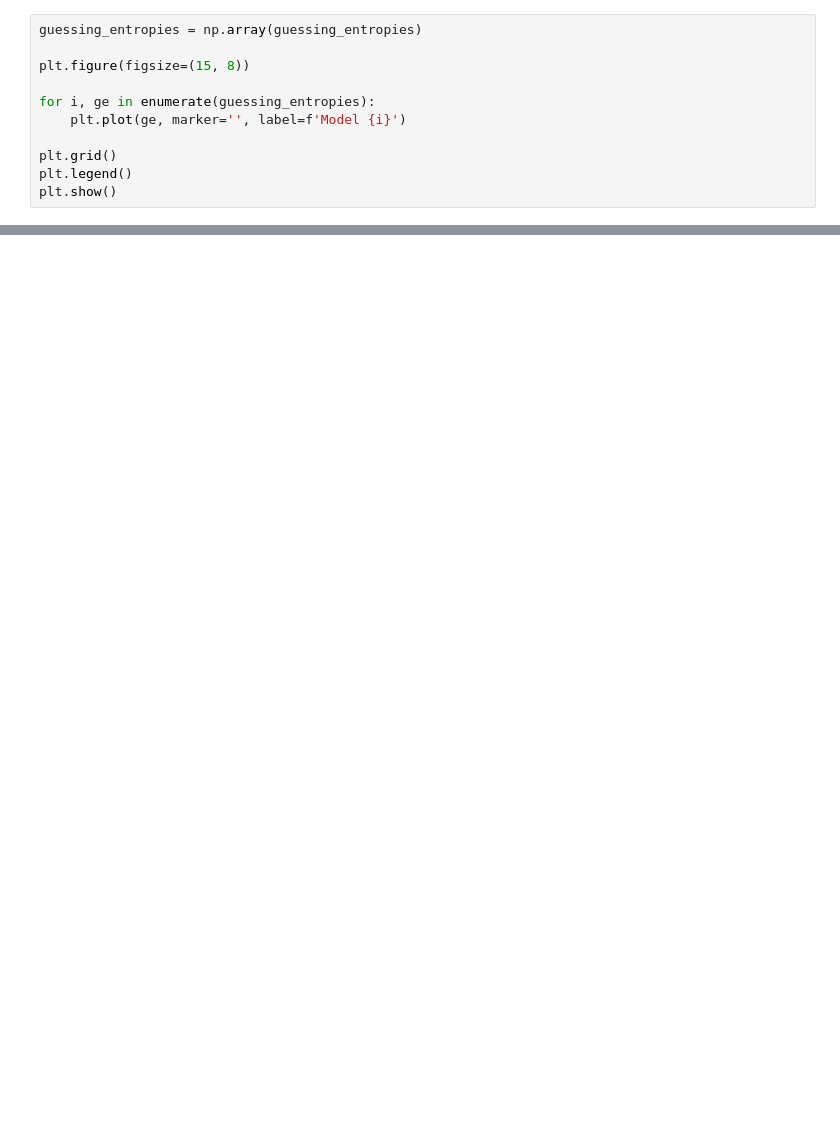
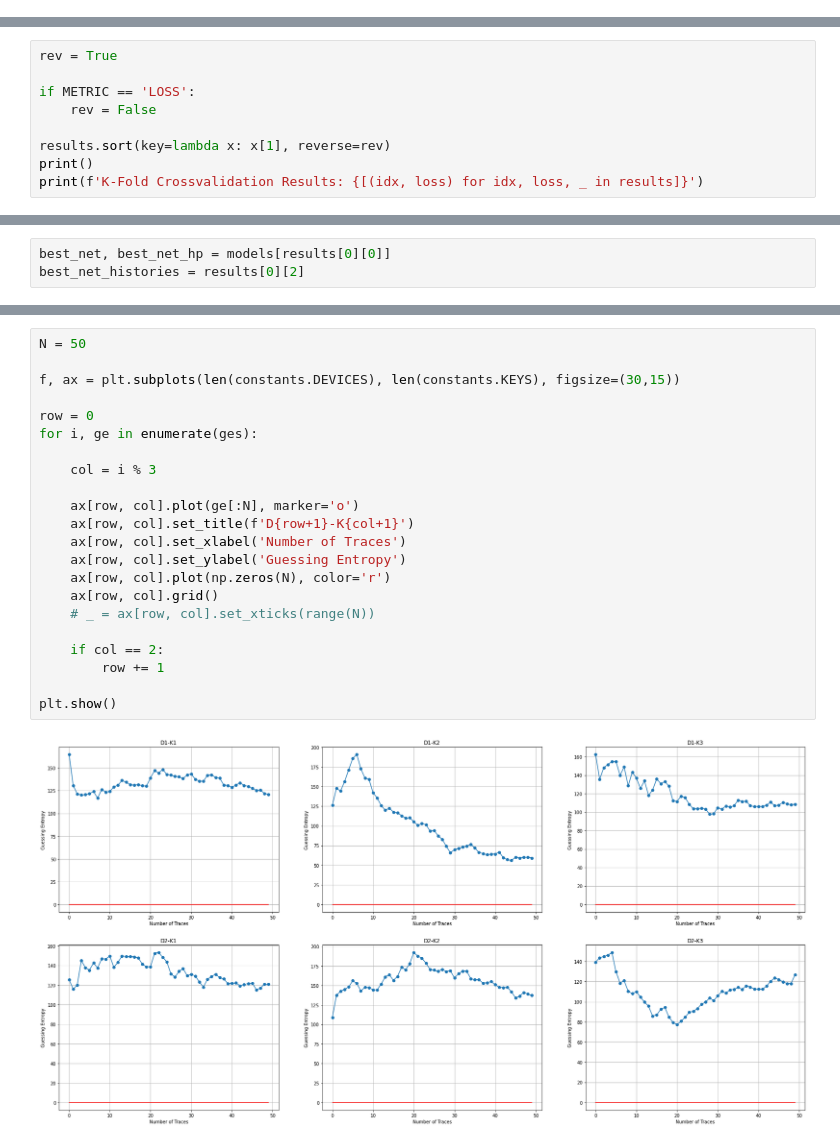
Before and after one commit to luca-castellazzi/EfficientTraining_DLSCA, a Jupyter notebook: notebooks/kfold_crossval.ipynb, the cells around one changed output, grey strips where cells are left out. Drawn from its saved outputs; the diff is of its cells as text; blank space fills up the shorter version.

```diff
--- a/notebooks/kfold_crossval.ipynb
+++ b/notebooks/kfold_crossval.ipynb
@@ -173,11 +125,0 @@ for m, model_hp in enumerate(models):
-# %%
-guessing_entropies = np.array(guessing_entropies)
-
-plt.figure(figsize=(15, 8))
-
-for i, ge in enumerate(guessing_entropies):
-    plt.plot(ge, marker='', label=f'Model {i}')
-
-plt.grid()
-plt.legend()
-plt.show()
@@ -264,0 +180,9 @@ plt.show()
+# %%
+rev = True
+
+if METRIC == 'LOSS':
+    rev = False
+
+results.sort(key=lambda x: x[1], reverse=rev)
+print()
+print(f'K-Fold Crossvalidation Results: {[(idx, loss) for idx, loss, _ in results]}')
@@ -264,0 +191,3 @@ plt.show()
+# %%
+best_net, best_net_hp = models[results[0][0]]
+best_net_histories = results[0][2]
@@ -264,0 +256,24 @@ plt.show()
+# %%
+N = 50
+
+f, ax = plt.subplots(len(constants.DEVICES), len(constants.KEYS), figsize=(30,15))
+
+row = 0
+for i, ge in enumerate(ges):
+
+    col = i % 3
+
+    ax[row, col].plot(ge[:N], marker='o')
+    ax[row, col].set_title(f'D{row+1}-K{col+1}')
+    ax[row, col].set_xlabel('Number of Traces')
+    ax[row, col].set_ylabel('Guessing Entropy')
+    ax[row, col].plot(np.zeros(N), color='r')
+    ax[row, col].grid()
+    # _ = ax[row, col].set_xticks(range(N))
+
+    if col == 2:
+        row += 1
+
+plt.show()
+# %% [output]
+[figure, added]
```
Also changed, not shown: parts of 22 cells of this notebook.
